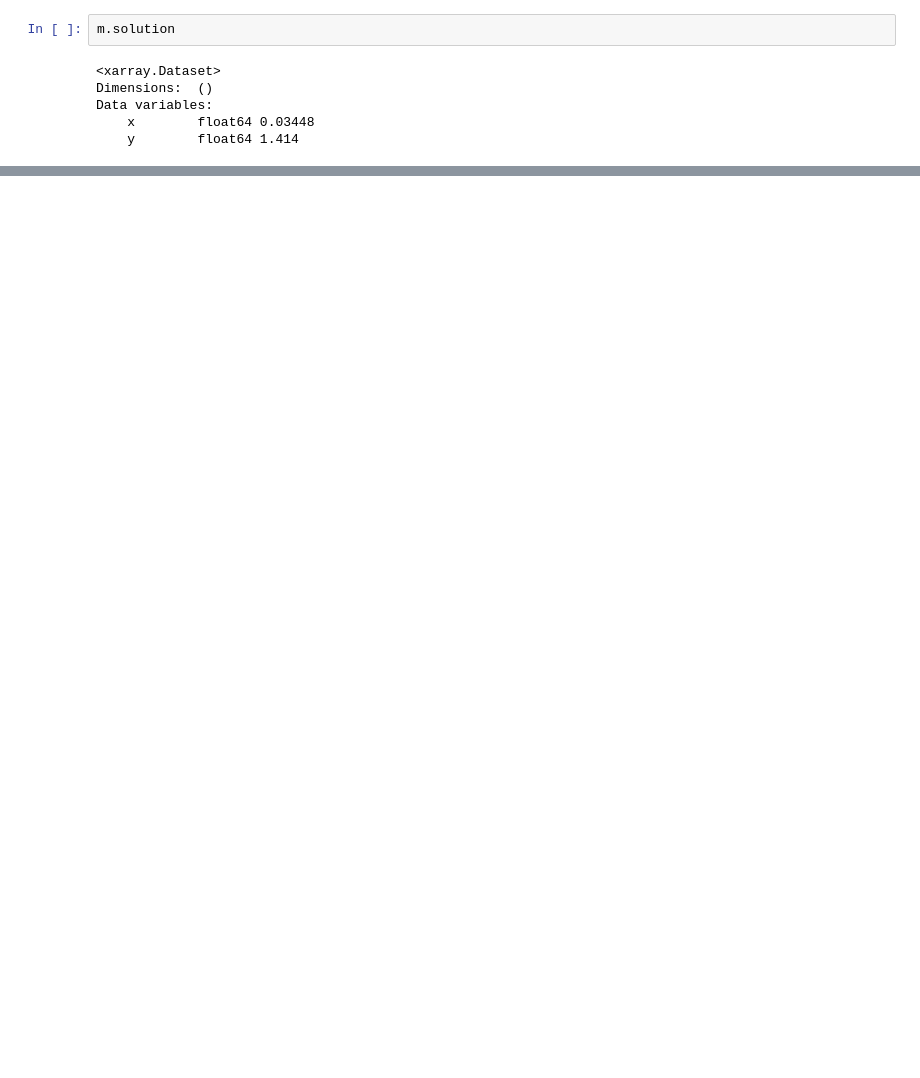
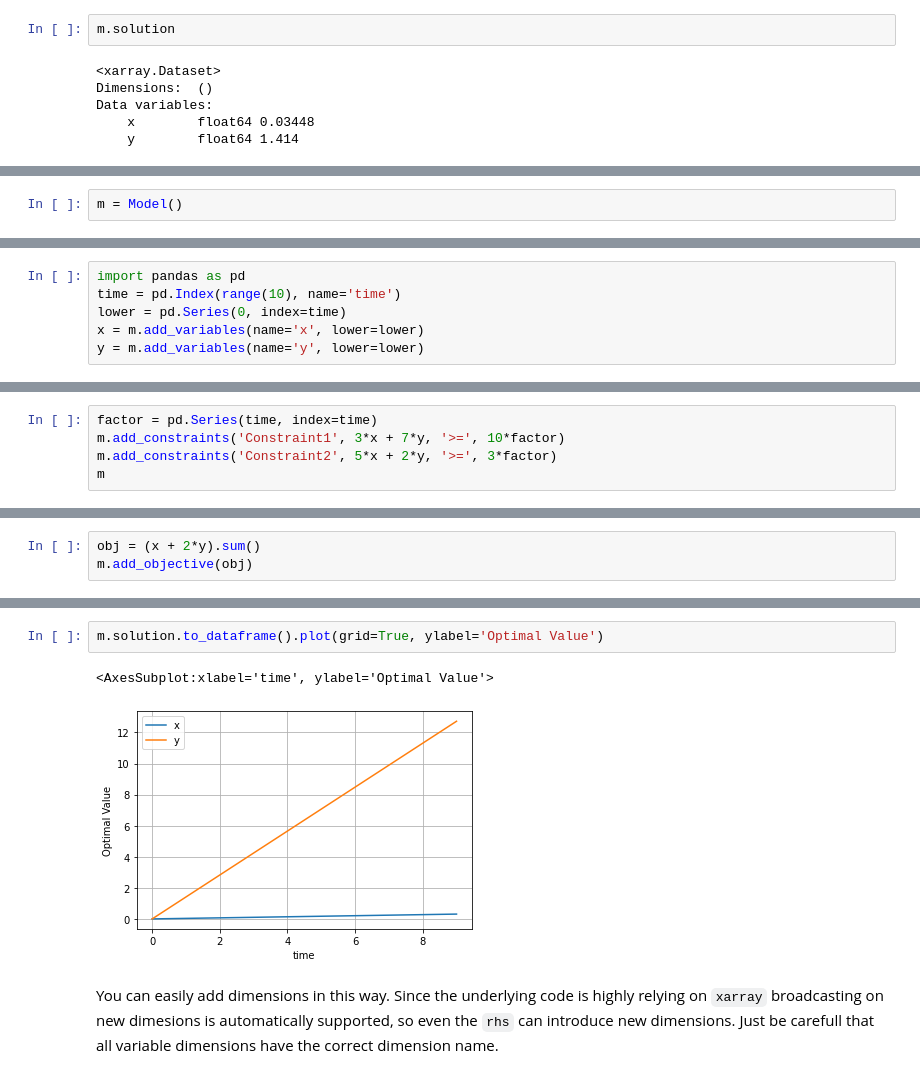
Before and after one commit to PyPSA/linopy, a Jupyter notebook: examples/create-a-model.ipynb, the cells around one changed output, grey strips where cells are left out. Saved outputs shown, nothing was run; the diff lists cells and outputs as text; blank space fills up the shorter version.

```diff
--- a/examples/create-a-model.ipynb
+++ b/examples/create-a-model.ipynb
@@ -100,0 +147,2 @@ Data variables:
+# %%
+m = Model()
@@ -100,0 +151,6 @@ Data variables:
+# %%
+import pandas as pd
+time = pd.Index(range(10), name='time')
+lower = pd.Series(0, index=time)
+x = m.add_variables(name='x', lower=lower)
+y = m.add_variables(name='y', lower=lower)
@@ -100,0 +159,5 @@ Data variables:
+# %%
+factor = pd.Series(time, index=time)
+m.add_constraints('Constraint1', 3*x + 7*y, '>=', 10*factor)
+m.add_constraints('Constraint2', 5*x + 2*y, '>=', 3*factor)
+m
@@ -100,0 +184,3 @@ Data variables:
+# %%
+obj = (x + 2*y).sum()
+m.add_objective(obj)
@@ -100,0 +217,7 @@ Data variables:
+# %%
+m.solution.to_dataframe().plot(grid=True, ylabel='Optimal Value')
+# %% [output]
+<AxesSubplot:xlabel='time', ylabel='Optimal Value'>
+[figure, added]
+# %% [markdown]
+You can easily add dimensions in this way. Since the underlying code is highly relying on `xarray` broadcasting on new dimesions is automatically supported, so even the `rhs` can introduce new dimensions. Just be carefull that all variable dimensions have the correct dimension name.
```
Also changed, not shown: parts of 22 cells of this notebook, 1 other file.
